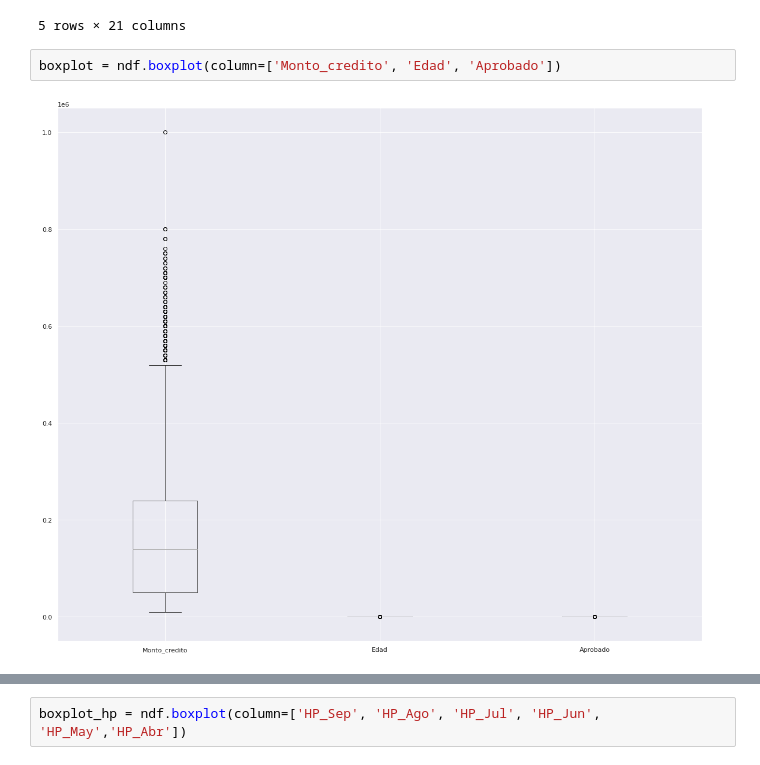
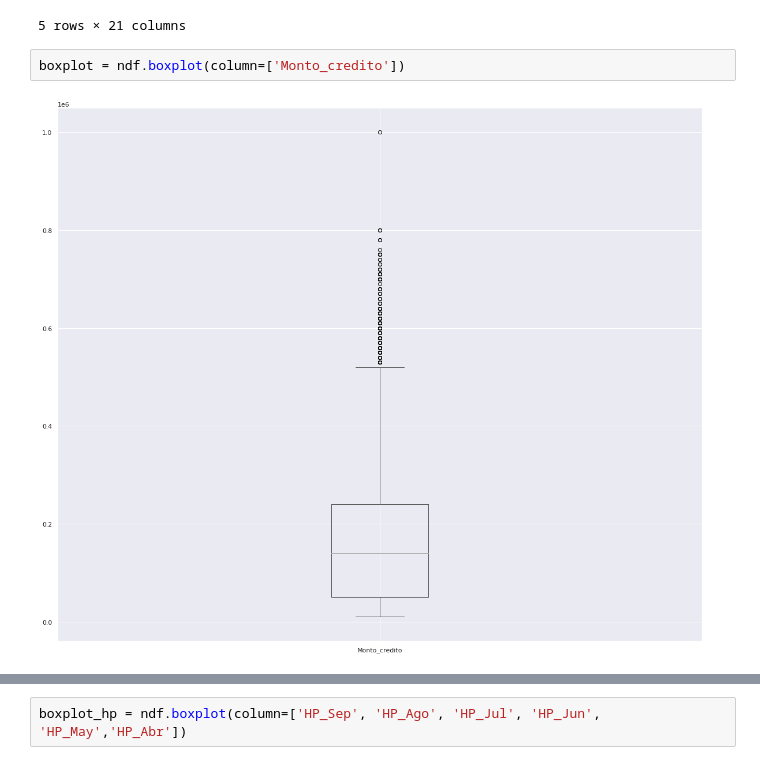
Before and after one commit to PosgradoMNA/actividades-del-projecto-equipo_56, a Jupyter notebook: Actividad1_Equipo56.ipynb, the cells around one changed output, grey strips where cells are left out. Saved outputs shown, nothing was run; the diff lists cells and outputs as text.

Commit message:
BoxPlot

```diff
--- a/Actividad1_Equipo56.ipynb
+++ b/Actividad1_Equipo56.ipynb
@@ -637,6 +637,6 @@ ndf.head()
 | 4 | 50000 | 57.0 | -1.0 | 0.0 | -1.0 | 0.0 | 0.0 | 0.0 | 8617.0 | 5670.0 | ... |
 5 rows × 21 columns
 # %%
-boxplot = ndf.boxplot(column=['Monto_credito', 'Edad', 'Aprobado'])
+boxplot = ndf.boxplot(column=['Monto_credito'])
 # %% [output]
-[figure, old version]
+[figure, new version]
```
Also changed, not shown: parts of 1 cell of this notebook.
